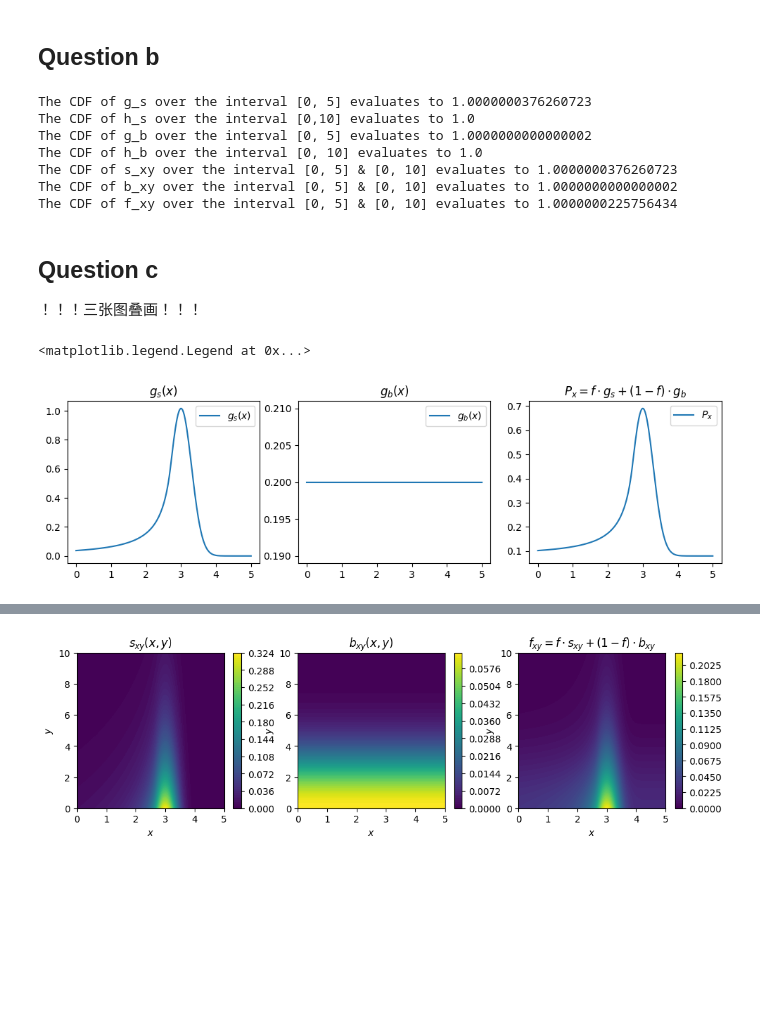
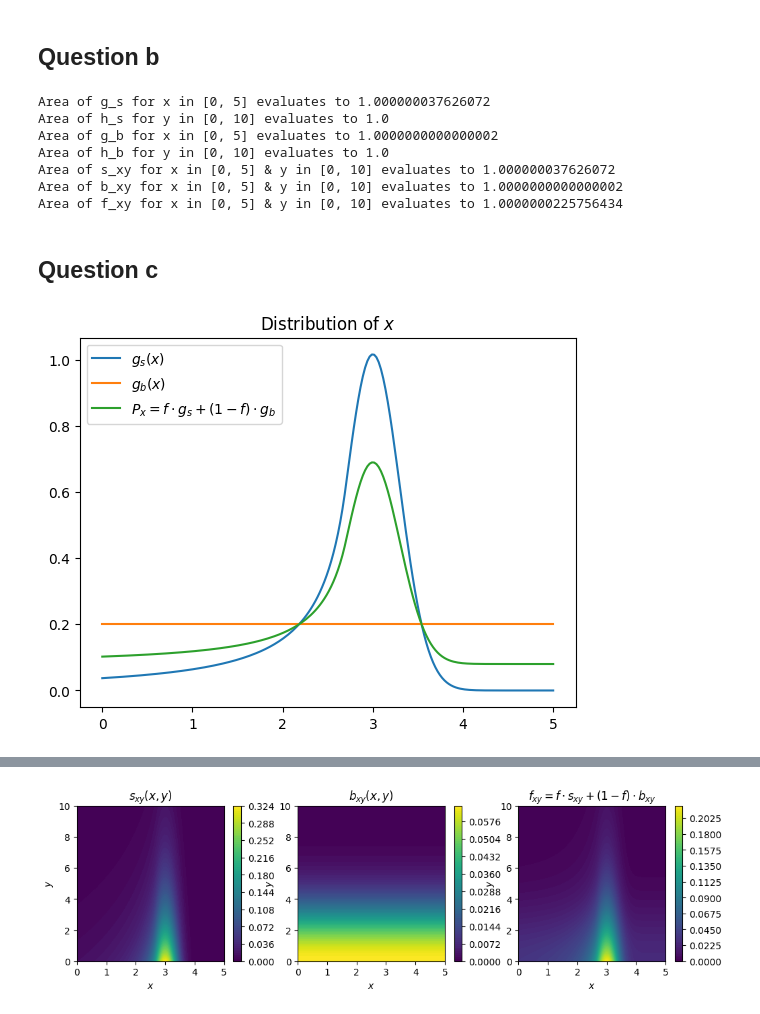
Before and after one commit to john-zhaoyuanzhen/Statistical-Methods-Coursework, a Jupyter notebook: s1.ipynb, the cells around one changed output, grey strips where cells are left out. Drawn from its saved outputs; the diff is of its cells as text; code cells hidden in the pictures; blank space fills up the shorter version.

```diff
--- a/s1.ipynb
+++ b/s1.ipynb
@@ -13,29 +17,27 @@ from scipy.optimize import brute
 # %%
 # Parameters
-mu, sigma, beta, m, f, lmda, mu_b, sigma_b = 3, 0.3, 1, 1.4, 0.6, 0.3, 0, 2.5
+mu, sigma, beta, m, f, lmda, mu_b, sigma_b = 3.0, 0.3, 1.0, 1.4, 0.6, 0.3, 0.0, 2.5
 # %% [markdown]
 ## Question b
 # %%
 # Check if normalisation is satisfied
-print(f"The CDF of g_s over the interval [0, 5] evaluates to {quad(g_s, 0, 5, args=(beta, m, mu, sigma))[0]}")
-print(f"The CDF of h_s over the interval [0,10] evaluates to {quad(h_s, 0, 10, args=(lmda,))[0]}")
-print(f"The CDF of g_b over the interval [0, 5] evaluates to {quad(g_b, 0, 5)[0]}")
-print(f"The CDF of h_b over the interval [0, 10] evaluates to {quad(h_b, 0, 10, args=(mu_b, sigma_b))[0]}")
-print(f"The CDF of s_xy over the interval [0, 5] & [0, 10] evaluates to {dblquad(s_xy, 0, 5, 0, 10, args=(beta, m, mu, sigma, lmda))[0]}")
-print(f"The CDF of b_xy over the interval [0, 5] & [0, 10] evaluates to {dblquad(b_xy, 0, 5, 0, 10, args=(mu_b, sigma_b))[0]}")
-print(f"The CDF of f_xy over the interval [0, 5] & [0, 10] evaluates to {dblquad(f_xy, 0, 5, 0, 10, args=(mu, sigma, beta, m, f, lmda, mu_b, sigma_b))[0]}")
+print(f"Area of g_s for x in [0, 5] evaluates to {quad(g_s, 0., 5., args=(beta, m, mu, sigma))[0]}")
+print(f"Area of h_s for y in [0, 10] evaluates to {quad(h_s, 0., 10., args=(lmda,))[0]}")
+print(f"Area of g_b for x in [0, 5] evaluates to {quad(g_b, 0., 5.)[0]}")
+print(f"Area of h_b for y in [0, 10] evaluates to {quad(h_b, 0., 10., args=(mu_b, sigma_b))[0]}")
+print(f"Area of s_xy for x in [0, 5] & y in [0, 10] evaluates to {dblquad(s_xy, 0., 5., 0., 10., args=(beta, m, mu, sigma, lmda))[0]}")
+print(f"Area of b_xy for x in [0, 5] & y in [0, 10] evaluates to {dblquad(b_xy, 0., 5., 0., 10., args=(mu_b, sigma_b))[0]}")
+print(f"Area of f_xy for x in [0, 5] & y in [0, 10] evaluates to {dblquad(f_xy, 0., 5., 0., 10., args=(mu, sigma, beta, m, f, lmda, mu_b, sigma_b))[0]}")
 # %% [output]
-The CDF of g_s over the interval [0, 5] evaluates to 1.0000000376260723
-The CDF of h_s over the interval [0,10] evaluates to 1.0
-The CDF of g_b over the interval [0, 5] evaluates to 1.0000000000000002
-The CDF of h_b over the interval [0, 10] evaluates to 1.0
-The CDF of s_xy over the interval [0, 5] & [0, 10] evaluates to 1.0000000376260723
-The CDF of b_xy over the interval [0, 5] & [0, 10] evaluates to 1.0000000000000002
-The CDF of f_xy over the interval [0, 5] & [0, 10] evaluates to 1.0000000225756434
+Area of g_s for x in [0, 5] evaluates to 1.000000037626072
+Area of h_s for y in [0, 10] evaluates to 1.0
+Area of g_b for x in [0, 5] evaluates to 1.0000000000000002
+Area of h_b for y in [0, 10] evaluates to 1.0
+Area of s_xy for x in [0, 5] & y in [0, 10] evaluates to 1.000000037626072
+Area of b_xy for x in [0, 5] & y in [0, 10] evaluates to 1.0000000000000002
+Area of f_xy for x in [0, 5] & y in [0, 10] evaluates to 1.0000000225756434
 # %% [markdown]
 ## Question c
-
-！！！三张图叠画！！！
 # %%
 x = np.linspace(0, 5, 200)
 y = np.linspace(0, 10, 200)
@@ -43,19 +45,12 @@ y = np.linspace(0, 10, 200)
 P_x = f * g_s(x, beta, m, mu, sigma) + (1-f) * g_b(x)
 P_y = f * h_s(y, lmda) + (1-f) * h_b(y, mu_b, sigma_b)
 # %%
-fig, ax = plt.subplots(1, 3, figsize=(12, 3))
-ax[0].plot(x, g_s(x, beta, m, mu, sigma), label='$g_s(x)$')
-ax[0].set_title('$g_s(x)$')
-ax[0].legend()
-
-ax[1].plot(x, g_b(x), label='$g_b(x)$')
-ax[1].set_title('$g_b(x)$')
-ax[1].legend()
-
-ax[2].plot(x, P_x, label='$P_x$')
-ax[2].set_title('$P_x = f \\cdot g_s + (1-f) \\cdot g_b$')
-ax[2].legend()
+plt.plot(x, g_s(x, beta, m, mu, sigma), label='$g_s(x)$')
+plt.plot(x, g_b(x), label='$g_b(x)$')
+plt.plot(x, P_x, label='$P_x = f \\cdot g_s + (1-f) \\cdot g_b$')
+plt.title('Distribution of $x$')
+plt.legend()
+plt.show()
 # %% [output]
-<matplotlib.legend.Legend at 0x...>
-[figure, old version]
+[figure, new version]
 # %%
```
Also changed, not shown: parts of 14 cells of this notebook, 1 other file.
